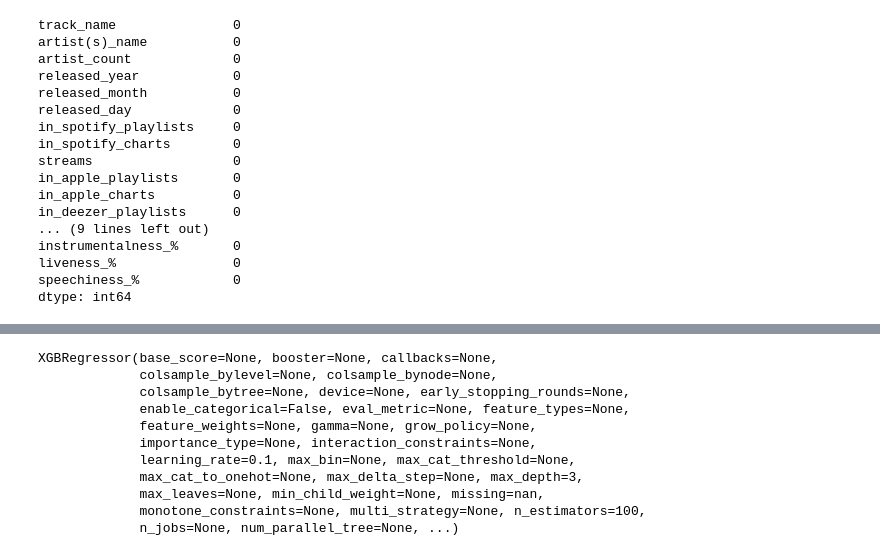
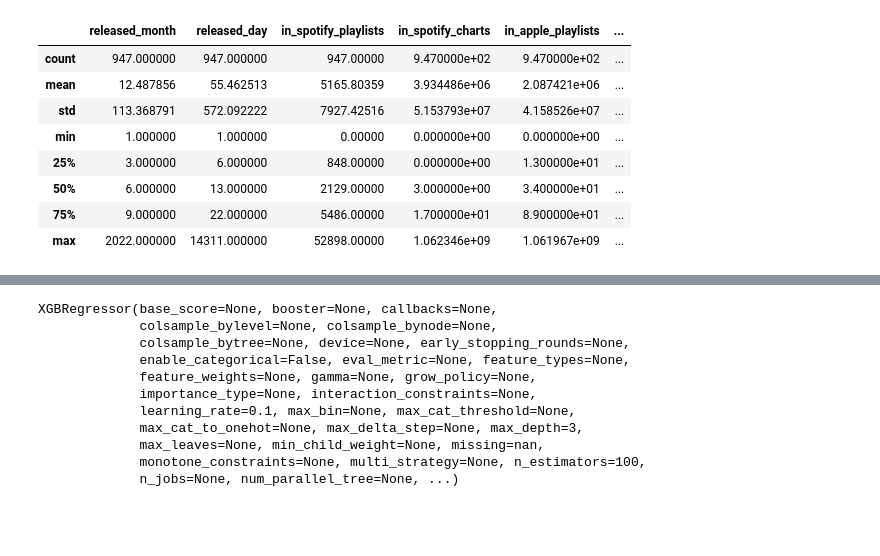
Before and after one commit to Yiming79/Most-streaming-songs-in-Spotify-2023, a Jupyter notebook: xgboost.ipynb, the cells around one changed output, grey strips where cells are left out. Cells and saved outputs as stored; diff of their text form; code cells hidden in the pictures; blank space fills up the shorter version.

```diff
--- a/xgboost.ipynb
+++ b/xgboost.ipynb
@@ -57,21 +80,13 @@ memory usage: 178.8 KB
 # %%
-df.isnull().sum()
+df.describe()
 # %% [output]
-track_name               0
-artist(s)_name           0
-artist_count             0
-released_year            0
-released_month           0
-released_day             0
-in_spotify_playlists     0
-in_spotify_charts        0
-streams                  0
-in_apple_playlists       0
-in_apple_charts          0
-in_deezer_playlists      0
-... (9 lines left out)
-instrumentalness_%       0
-liveness_%               0
-speechiness_%            0
-dtype: int64
+|  | released_month | released_day | in_spotify_playlists | in_spotify_charts | in_apple_playlists | ... |
+| count | 947.000000 | 947.000000 | 947.00000 | 9.470000e+02 | 9.470000e+02 | ... |
+| mean | 12.487856 | 55.462513 | 5165.80359 | 3.934486e+06 | 2.087421e+06 | ... |
+| std | 113.368791 | 572.092222 | 7927.42516 | 5.153793e+07 | 4.158526e+07 | ... |
+| min | 1.000000 | 1.000000 | 0.00000 | 0.000000e+00 | 0.000000e+00 | ... |
+| 25% | 3.000000 | 6.000000 | 848.00000 | 0.000000e+00 | 1.300000e+01 | ... |
+| 50% | 6.000000 | 13.000000 | 2129.00000 | 3.000000e+00 | 3.400000e+01 | ... |
+| 75% | 9.000000 | 22.000000 | 5486.00000 | 1.700000e+01 | 8.900000e+01 | ... |
+| max | 2022.000000 | 14311.000000 | 52898.00000 | 1.062346e+09 | 1.061967e+09 | ... |
 # %%
```
Also changed, not shown: parts of 44 cells of this notebook.
